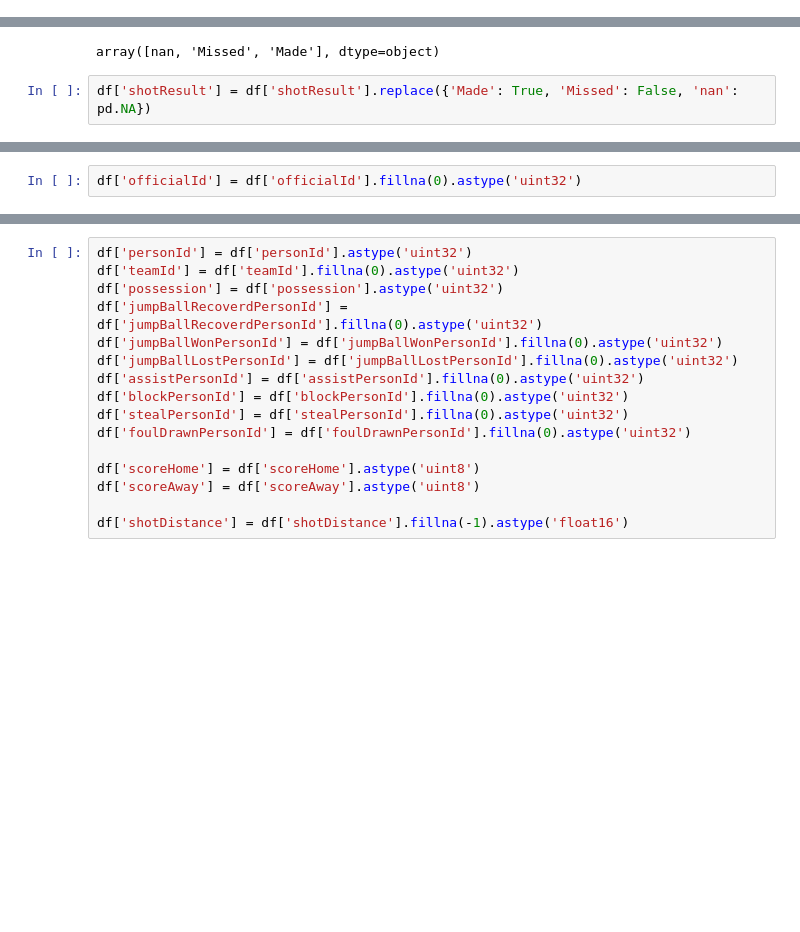
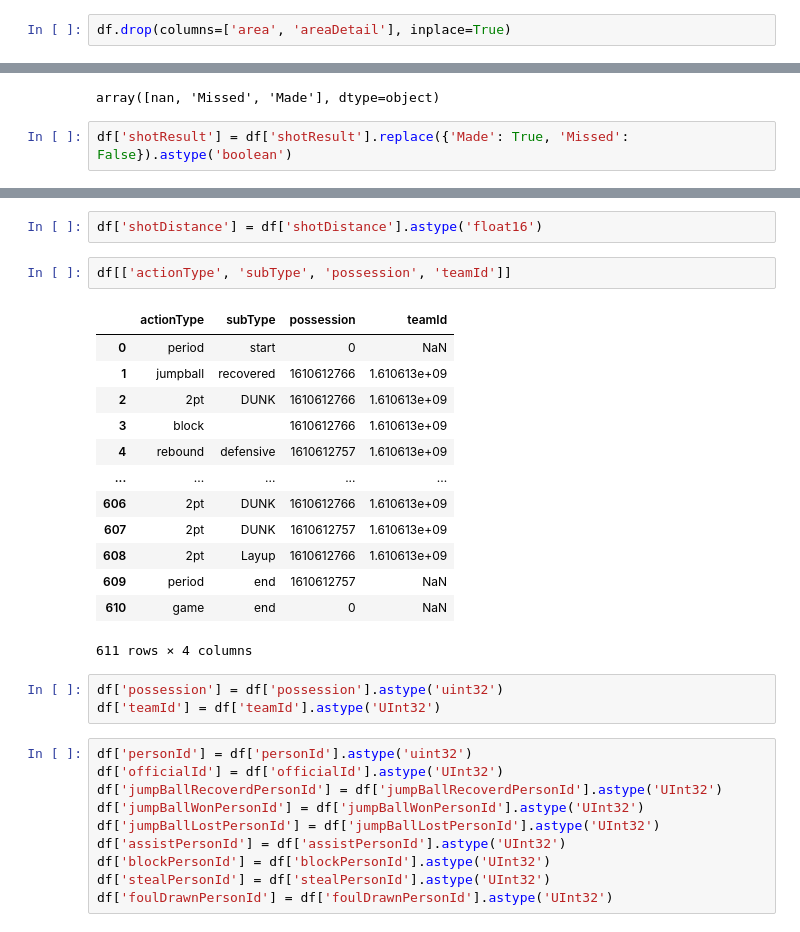
Before and after one commit to lorenzoliuzzo/MBAI, a Jupyter notebook: notebooks/live_playbyplay.ipynb, the cells around one changed output, grey strips where cells are left out. Cells and saved outputs as stored; diff of their text form; blank space fills up the shorter version.

```diff
--- a/notebooks/live.ipynb
+++ b/notebooks/live_playbyplay.ipynb
@@ -209,9 +247,11 @@ array([nan, '0-8 Center', '8-16 Right', '8-16 Center', '24+ Right Center',
        '24+ Left', '24+ Right', '16-24 Right Center', '8-16 Left',
        '24+ Left Center', '16-24 Center', '24+ Center', '16-24 Right',
        '16-24 Left Center'], dtype=object)
+# %%
+df.drop(columns=['area', 'areaDetail'], inplace=True)
 # %%
 df['shotResult'].unique()
 # %% [output]
 array([nan, 'Missed', 'Made'], dtype=object)
 # %%
-df['shotResult'] = df['shotResult'].replace({'Made': True, 'Missed': False, 'nan': pd.NA})
+df['shotResult'] = df['shotResult'].replace({'Made': True, 'Missed': False}).astype('boolean')
@@ -242,2 +257,0 @@ array([     nan, 1626301., 1628487.,  204059.])
-# %%
-df['officialId'] = df['officialId'].fillna(0).astype('uint32')
@@ -244,19 +273,34 @@ df['officialId'] = df['officialId'].fillna(0).astype('uint32')
+# %%
+df['shotDistance'] = df['shotDistance'].astype('float16')
+# %%
+df[['actionType', 'subType', 'possession', 'teamId']]
+# %% [output]
+|  | actionType | subType | possession | teamId |
+| 0 | period | start | 0 | NaN |
+| 1 | jumpball | recovered | 1610612766 | 1.610613e+09 |
+| 2 | 2pt | DUNK | 1610612766 | 1.610613e+09 |
+| 3 | block |  | 1610612766 | 1.610613e+09 |
+| 4 | rebound | defensive | 1610612757 | 1.610613e+09 |
+| ... | ... | ... | ... | ... |
+| 606 | 2pt | DUNK | 1610612766 | 1.610613e+09 |
+| 607 | 2pt | DUNK | 1610612757 | 1.610613e+09 |
+| 608 | 2pt | Layup | 1610612766 | 1.610613e+09 |
+| 609 | period | end | 1610612757 | NaN |
+| 610 | game | end | 0 | NaN |
+611 rows × 4 columns
+# %%
+df['possession'] = df['possession'].astype('uint32')
+df['teamId'] = df['teamId'].astype('UInt32')
 # %%
 df['personId'] = df['personId'].astype('uint32')
-df['teamId'] = df['teamId'].fillna(0).astype('uint32')
-df['possession'] = df['possession'].astype('uint32')
-df['jumpBallRecoverdPersonId'] = df['jumpBallRecoverdPersonId'].fillna(0).astype('uint32')
-df['jumpBallWonPersonId'] = df['jumpBallWonPersonId'].fillna(0).astype('uint32')
-df['jumpBallLostPersonId'] = df['jumpBallLostPersonId'].fillna(0).astype('uint32')
-df['assistPersonId'] = df['assistPersonId'].fillna(0).astype('uint32')
-df['blockPersonId'] = df['blockPersonId'].fillna(0).astype('uint32')
-df['stealPersonId'] = df['stealPersonId'].fillna(0).astype('uint32')
-df['foulDrawnPersonId'] = df['foulDrawnPersonId'].fillna(0).astype('uint32')
-
-df['scoreHome'] = df['scoreHome'].astype('uint8')
-df['scoreAway'] = df['scoreAway'].astype('uint8')
-
-df['shotDistance'] = df['shotDistance'].fillna(-1).astype('float16')
+df['officialId'] = df['officialId'].astype('UInt32')
+df['jumpBallRecoverdPersonId'] = df['jumpBallRecoverdPersonId'].astype('UInt32')
+df['jumpBallWonPersonId'] = df['jumpBallWonPersonId'].astype('UInt32')
+df['jumpBallLostPersonId'] = df['jumpBallLostPersonId'].astype('UInt32')
+df['assistPersonId'] = df['assistPersonId'].astype('UInt32')
+df['blockPersonId'] = df['blockPersonId'].astype('UInt32')
+df['stealPersonId'] = df['stealPersonId'].astype('UInt32')
+df['foulDrawnPersonId'] = df['foulDrawnPersonId'].astype('UInt32')
 # %%
 df.dtypes
 # %% [output]
```
Also changed, not shown: parts of 22 cells of this notebook, 1 other file.
